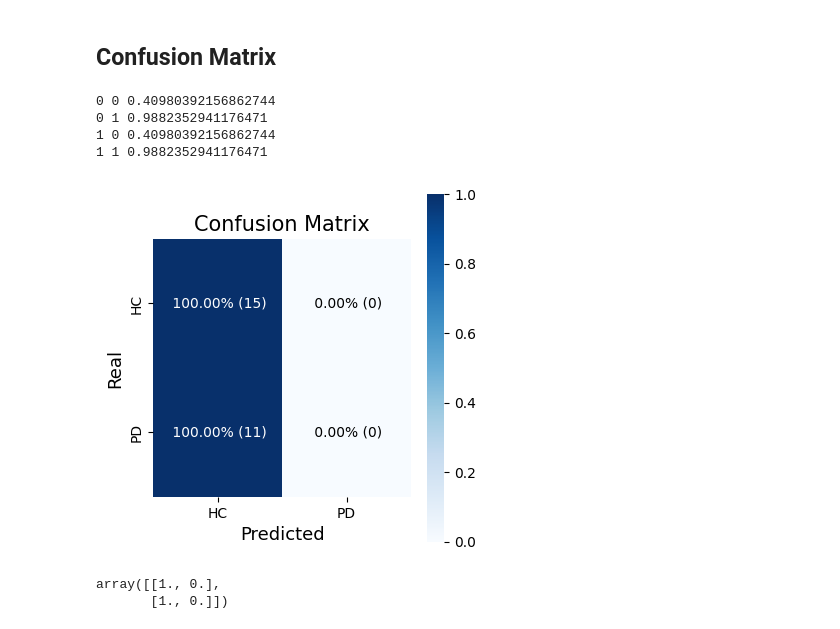
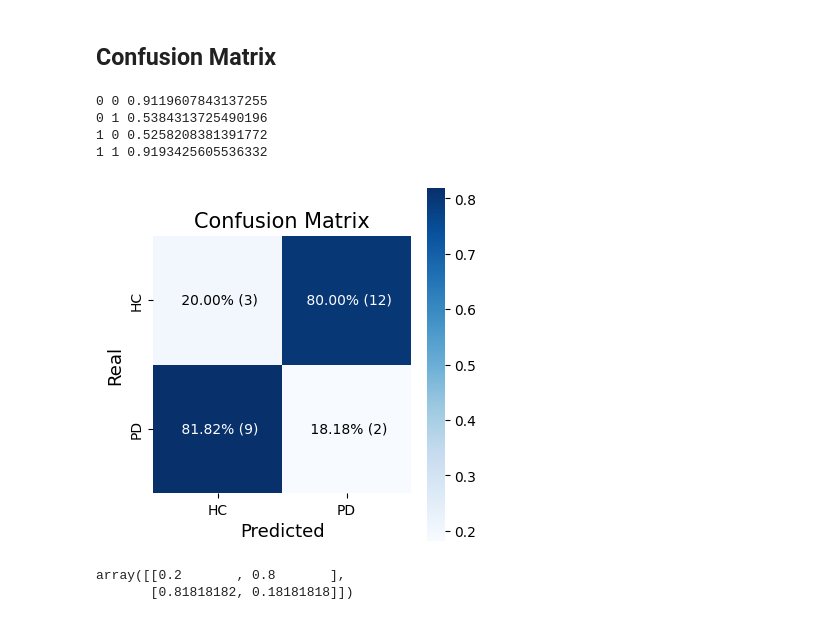
Before and after one commit to jeferson-gallo/deep_learning, a Jupyter notebook: Notebooks/2_CNN_Models.ipynb, the cells around one changed output. Saved outputs shown, nothing was run; the diff lists cells and outputs as text; code cells hidden in the pictures.

Commit message:
Notebook and script were modified to run a VGG model with different handwriting tasks

```diff
--- a/Notebooks/2_CNN_Models.ipynb
+++ b/Notebooks/2_CNN_Models.ipynb
@@ -209,14 +292,9 @@ def plotgraph(epochs, train, val, ax, plot, title):
 # %%
 # task_list = ["alphabet", "freewriting", "house", "line1", "name", "rey", "spiral"]
 
-task = "spiral"
-dp = 0.8
-lr = 1e-7
-wd = 1e-4
-model_name = "CNN_3_Norm_Drop"
 
-db_path = f"../Dataset/hw_drawings/{task}/"
-X, y = load_images(db_path)
+db_path = os.path.join(pp,f"Dataset/hw_drawings", task)
 
+X, y = load_images_vgg16(db_path)
 X_train, y_train_c, X_val, y_val_c, X_test, y_test_c = split_data(X, y)
 # %% [output]
@@ -305,23 +490,27 @@ Model: "sequential_1"
 
 print("Model Training: ", model_name, "\n\n")
 
-path = f"../Models/{task}/{model_name}/"
-create_dir(path)
-model_file = f"{path}{model_name}_model.keras"
-print(model_file)
+model_path = os.path.join(pp,"Models",task,model_name)
+create_dir(model_path)
+
+## Define model file ##
+model_file = os.path.join(model_path, f"{model_name}_model.keras")
+## Define log file
+log_dir = os.path.join(model_path, f"fit/{model_name}_" + datetime.datetime.now().strftime("%Y%m%d-%H%M%S"))
+
 
 model.compile(loss='categorical_crossentropy', optimizer=Adam(learning_rate=lr, weight_decay=wd), metrics=['accuracy'])
-early_stopping = EarlyStopping(monitor='val_loss', min_delta=0.00001, patience=50, verbose=1, mode='min')
+early_stopping = EarlyStopping(monitor='val_loss', min_delta=md, patience=pt, verbose=1, mode='min')
 mcp_save = ModelCheckpoint(model_file, save_best_only=True, monitor='val_loss', verbose=1, mode='min')
 
 
-log_dir = f"{path}fit/" + datetime.datetime.now().strftime("%Y%m%d-%H%M%S")
+
 tensorboard_callback = TensorBoard(log_dir=log_dir, histogram_freq=1)
 
 history = model.fit(X_train,
                     y_train_c,
-                    epochs=1000,
-                    batch_size=6,
+                    epochs=epch,
+                    batch_size=bz,
                     verbose=1,
                     validation_data=(X_val, y_val_c),
                     callbacks=[early_stopping, mcp_save, tensorboard_callback])
@@ -402,8 +595,8 @@ plt.show()
 # %% [markdown]
 ## Test Model
 # %%
-path = f"../Models/{task}/{model_name}/"
-model_file = f"{path}{model_name}_model.keras"
+
+model_file = os.path.join(model_path, f"{model_name}_model.keras")
 print(model_file)
 
 model = models.load_model(model_file)
@@ -478,16 +671,16 @@ weighted avg     0.3328    0.5769    0.4221        26
 ## Confusion Matrix
 # %%
 labels = list(label_dictionary.values())
-file_save = f"{path}CM_{model_name}.pdf"
-confusion_matrix_plot(y_true, y_pred, file_save,labels=labels, size=4, fz=15)
+cm_file_save = os.path.join(model_path, f"CM_{model_name}.pdf")
+confusion_matrix_plot(y_true, y_pred, cm_file_save,labels=labels, size=4, fz=15)
 # %% [output]
-0 0 0.40980392156862744
-0 1 0.9882352941176471
-1 0 0.40980392156862744
-1 1 0.9882352941176471
+0 0 0.9119607843137255
+0 1 0.5384313725490196
+1 0 0.5258208381391772
+1 1 0.9193425605536332
-[figure, old version]
+[figure, new version]
-array([[1., 0.],
-       [1., 0.]])
+array([[0.2       , 0.8       ],
+       [0.81818182, 0.18181818]])
 # %%
 df = pd.DataFrame([])
 df["y_true"] = y_true
```
Also changed, not shown: parts of 22 cells of this notebook, 1 other file.
